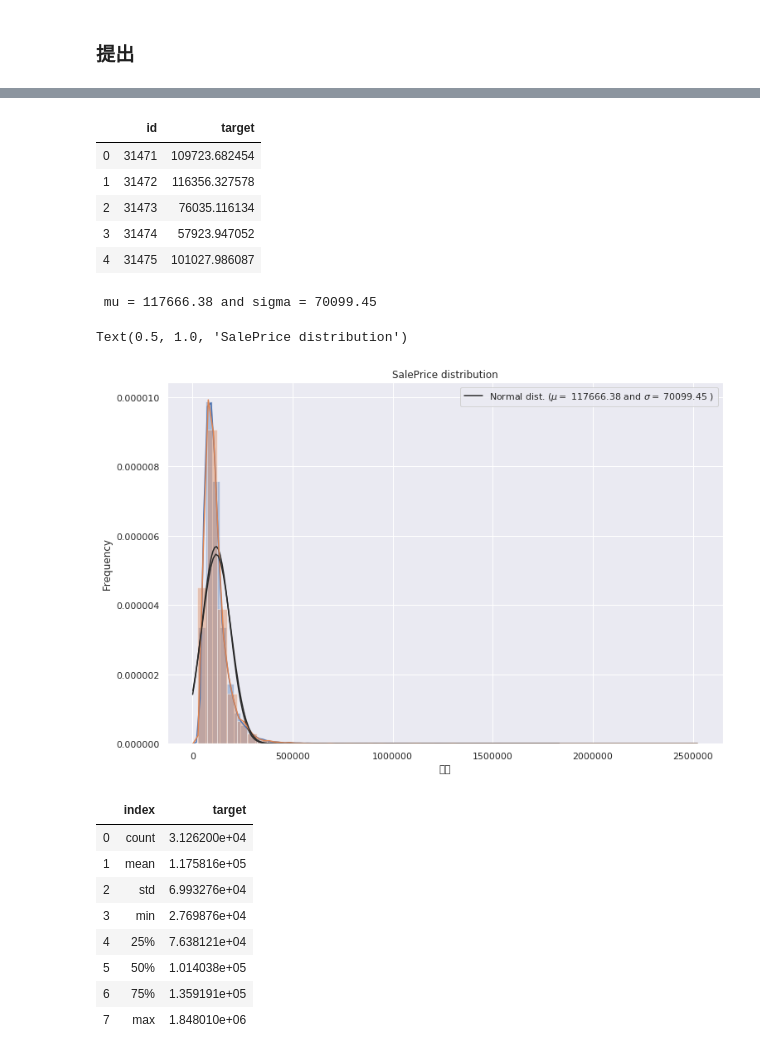
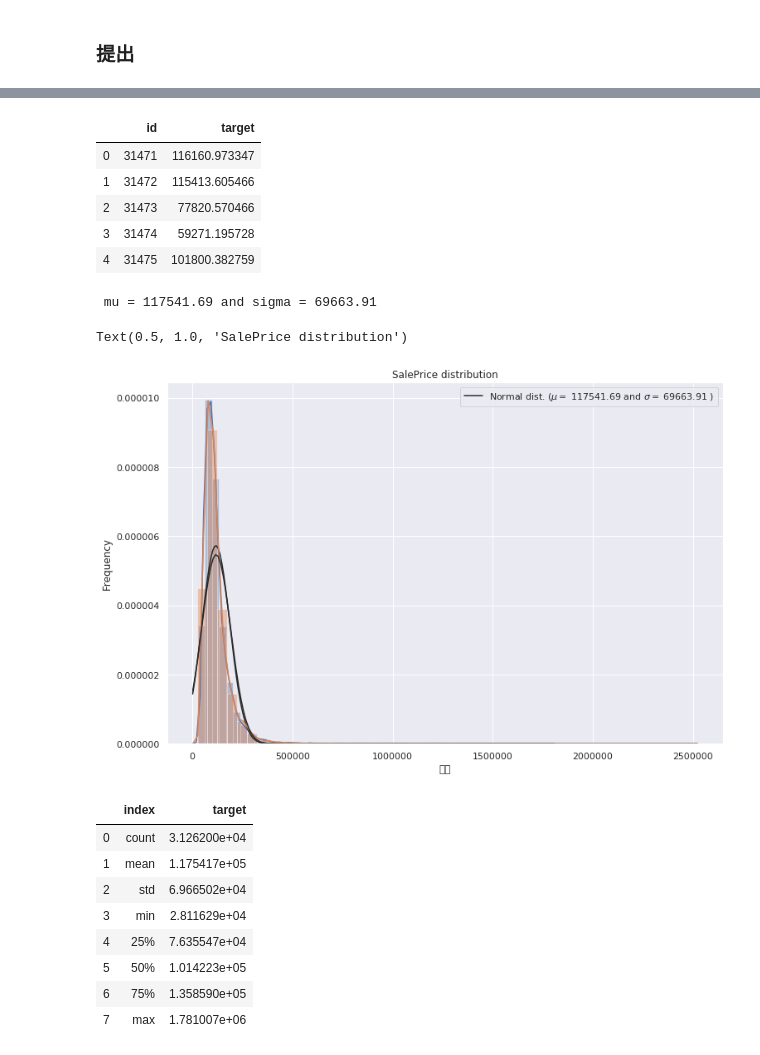
Before and after one commit to zerebom/team-mynabi, a Jupyter notebook: higuchi/best.ipynb, the cells around one changed output, grey strips where cells are left out. Drawn from its saved outputs; the diff is of its cells as text; code cells hidden in the pictures.

```diff
--- a/higuchi/best.ipynb
+++ b/higuchi/best.ipynb
@@ -133,7 +133,7 @@ def get_area(df):
     '''
     面積と畳計算したものを取得
     '''
-    df['面積'] = df['面積'].apply(lambda x: x.rstrip('m2')).replace('','0').astype(float)
+    df['面積'] = df['面積'].apply(lambda x:x[:-2]).astype(float)
 
     ## 畳計算
     df['畳'] = df['面積'].apply(lambda x: int(x/1.45))
@@ -459,5 +459,5 @@ Wall time: 9.28 s
 # %%
-# df = df.drop(['アクセス','キッチン','バス・トイレ','周辺環境','室内設備','所在地','放送・通信','線名'],axis=1)
+df = df.drop(['アクセス','キッチン','バス・トイレ','周辺環境','室内設備','所在地','放送・通信','線名'],axis=1)
 df = df.explode('駅名')
 df.head(1)
 # %% [output]
@@ -576,9 +581,7 @@ test = df0.query('id>@id_max')
 # %%
 ## 誤記入であろうものを省く
 train = train.drop(index=5775)   # 賃料入力ミス?
-train =  train.drop(index=2884) # area入力ミス？
-train =  train.drop(index=8971) # area入力ミス？
-train =  train.drop(index=22236) # area入力ミス？
+
 train = train[train['築年数']<6000]
 train = train[train['面積']<400]
 
@@ -681,20 +669,17 @@ from time import time
 import datetime
 
 params = {
-    'num_iterations': 15000,
+    'learning_rate':0.05,
+    'num_iterations': 35000,
     'boosting_type': 'gbdt',
     'objective': 'regression',
     'metric': 'mae',
-    'max_depth': -1,
-    'colsample_bytree': 1.0,
-    'colsample_bylevel': 0.3,
-    'gamma': 0,
-    'lambda': 1,
-    'eta': 0.1,
-    'min_child_weight': 1,
-    'verbose': 1,
-    'random_state': 0,
-    'early_stopping_round': 50
+#     'reg_lambda': 42.55553901354264,
+#     'reg_alpha': 0.0034913931092345903,
+#     'colsample_bytree': 0.8,
+#     'subsample': 0.8,
+#     'max_depth': 8,
+#     'min_child_weight': 13
 
     }
 
@@ -845,17 +815,17 @@ predictions.head()
 # %%
 submit = pd.read_csv('./submit/sample_submit.csv',header=None)
 submit = submit.rename(columns={0:'id',1:'target'})
 submit['target'] = predictions['mean']
 # 提出
-submit.to_csv('./submit/submit24.csv', index=None, header=None)
+submit.to_csv('./submit/submit29.csv', index=None, header=None)
 submit.head()
 # %% [output]
 |  | id | target |
-| 0 | 31471 | 109723.682454 |
-| 1 | 31472 | 116356.327578 |
-| 2 | 31473 | 76035.116134 |
-| 3 | 31474 | 57923.947052 |
-| 4 | 31475 | 101027.986087 |
+| 0 | 31471 | 116160.973347 |
+| 1 | 31472 | 115413.605466 |
+| 2 | 31473 | 77820.570466 |
+| 3 | 31474 | 59271.195728 |
+| 4 | 31475 | 101800.382759 |
 # %%
 plt.figure(figsize=(12,8))
 g = sns.distplot(submit['target'],fit=norm)
@@ -867,7 +837,7 @@ g.legend(['Normal dist. ($\mu=$ {:.2f} and $\sigma=$ {:.2f} )'.format(mu, sigma)
 g.set_ylabel('Frequency')
 g.set_title('SalePrice distribution')
 # %% [output]
- mu = 117666.38 and sigma = 70099.45
+ mu = 117541.69 and sigma = 69663.91
 Text(0.5, 1.0, 'SalePrice distribution')
 [figure]
 # %%
@@ -875,13 +845,13 @@ submit['target'].describe().reset_index()
 # %% [output]
 |  | index | target |
 | 0 | count | 3.126200e+04 |
-| 1 | mean | 1.175816e+05 |
-| 2 | std | 6.993276e+04 |
-| 3 | min | 2.769876e+04 |
-| 4 | 25% | 7.638121e+04 |
-| 5 | 50% | 1.014038e+05 |
-| 6 | 75% | 1.359191e+05 |
-| 7 | max | 1.848010e+06 |
+| 1 | mean | 1.175417e+05 |
+| 2 | std | 6.966502e+04 |
+| 3 | min | 2.811629e+04 |
+| 4 | 25% | 7.635547e+04 |
+| 5 | 50% | 1.014223e+05 |
+| 6 | 75% | 1.358590e+05 |
+| 7 | max | 1.781007e+06 |
 # %%
 submit['target'].describe().reset_index()
 # %% [output]
```
Also changed, not shown: parts of 14 cells of this notebook, 13 other files.
